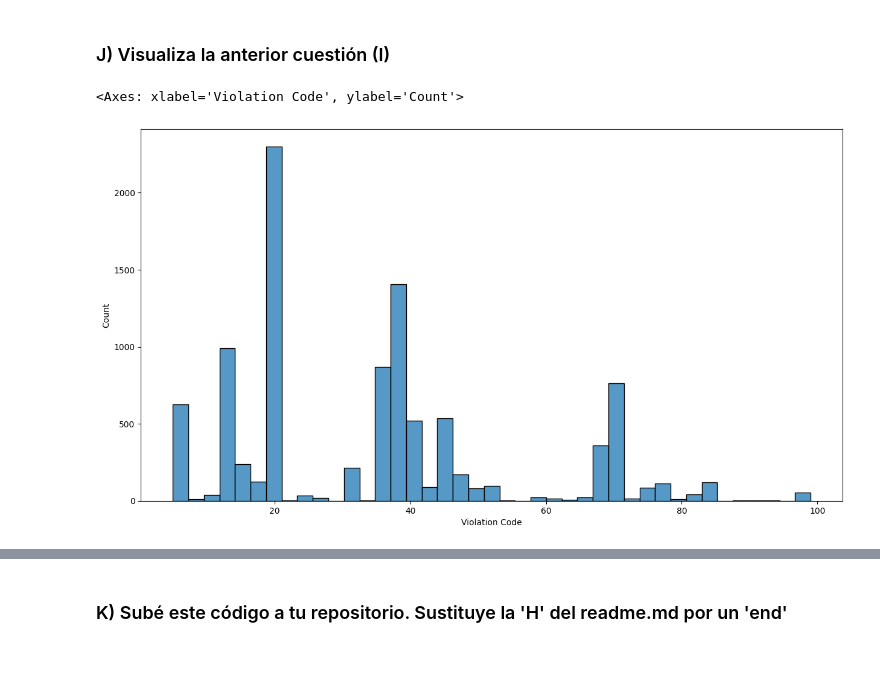
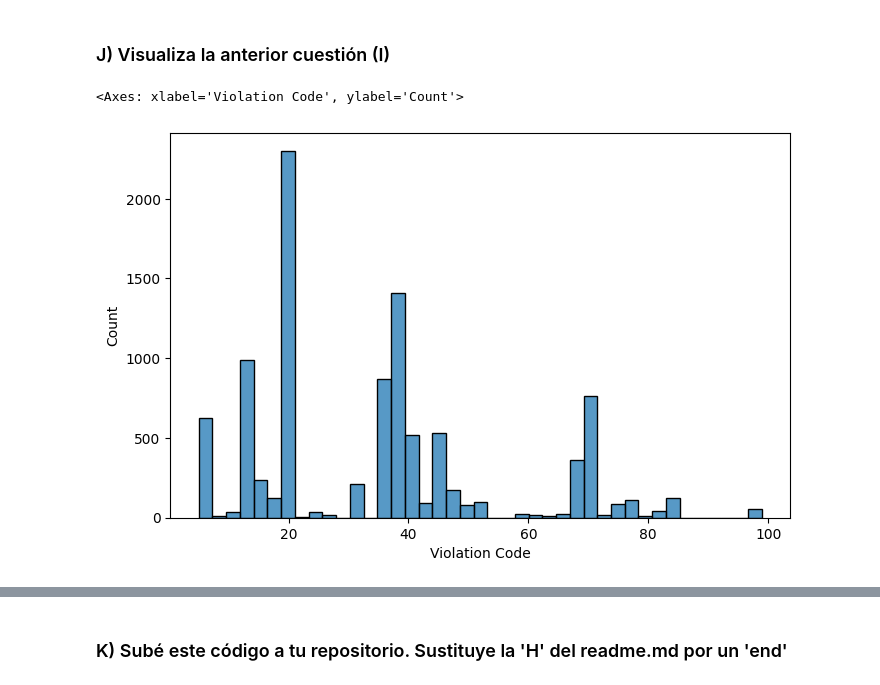
Before and after one commit to 1Nestor/-Proyecto-Pandas-y-Github, a Jupyter notebook: ProyectoPandas_Github_Nestor.ipynb, the cells around one changed output, grey strips where cells are left out. Drawn from its saved outputs; the diff is of its cells as text; code cells hidden in the pictures; blank space fills up the shorter version.

```diff
--- a/ProyectoPandas_Github_Nestor.ipynb
+++ b/ProyectoPandas_Github_Nestor.ipynb
@@ -544,10 +589,10 @@ AttributeError: 'DatetimeIndexResampler' object has no attribute 'value_counts'
 # %%
 # (df9[["Violation Code"]].resample('M').count()) # Asi le quito el 0 a todas las filas
 
-fig, ax = plt.subplots(figsize=(15,8)) # Establim el marc de dibuix-> Sin esto dibuja el gra´fico pero algo apiñado
+fig, ax = plt.subplots(figsize=(8,5)) # Establim el marc de dibuix-> Sin esto dibuja el gra´fico pero algo apiñado
 
 
 sns.histplot(data=df9, x="Violation Code")
 # %% [output]
 <Axes: xlabel='Violation Code', ylabel='Count'>
-[figure, old version]
+[figure, new version]
```
Also changed, not shown: parts of 6 cells of this notebook.
